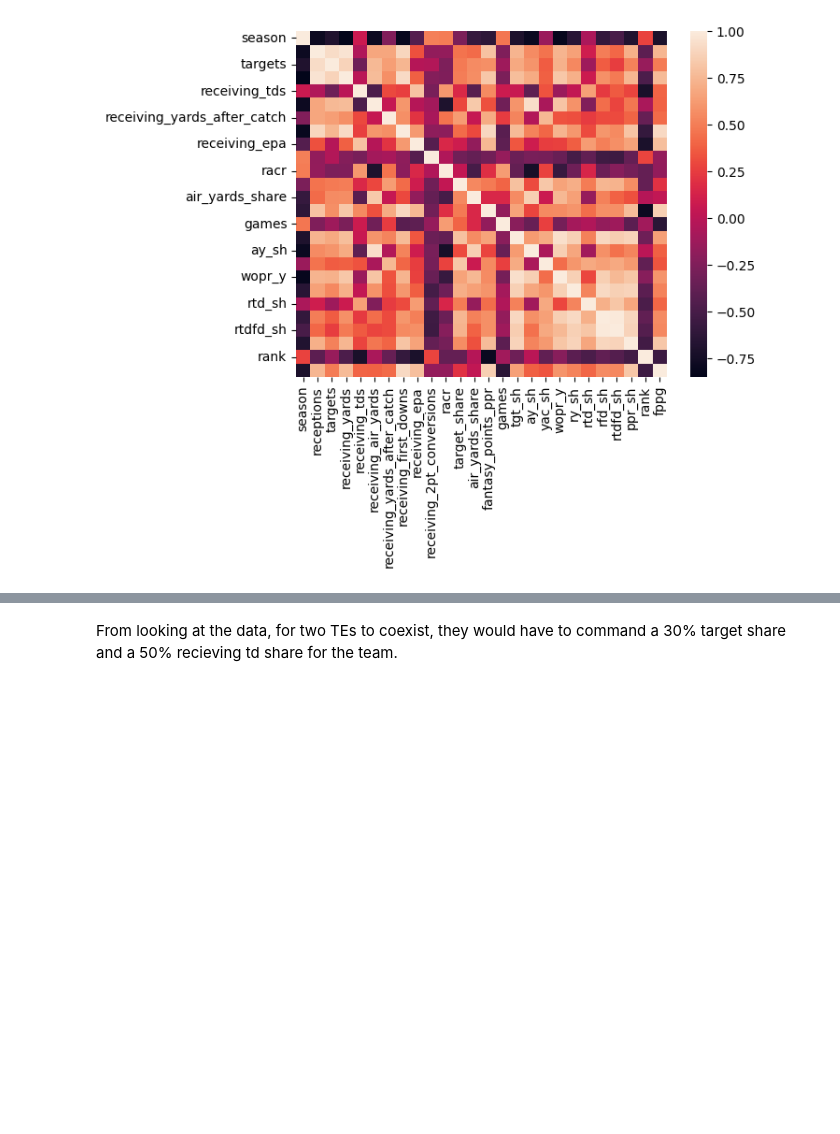
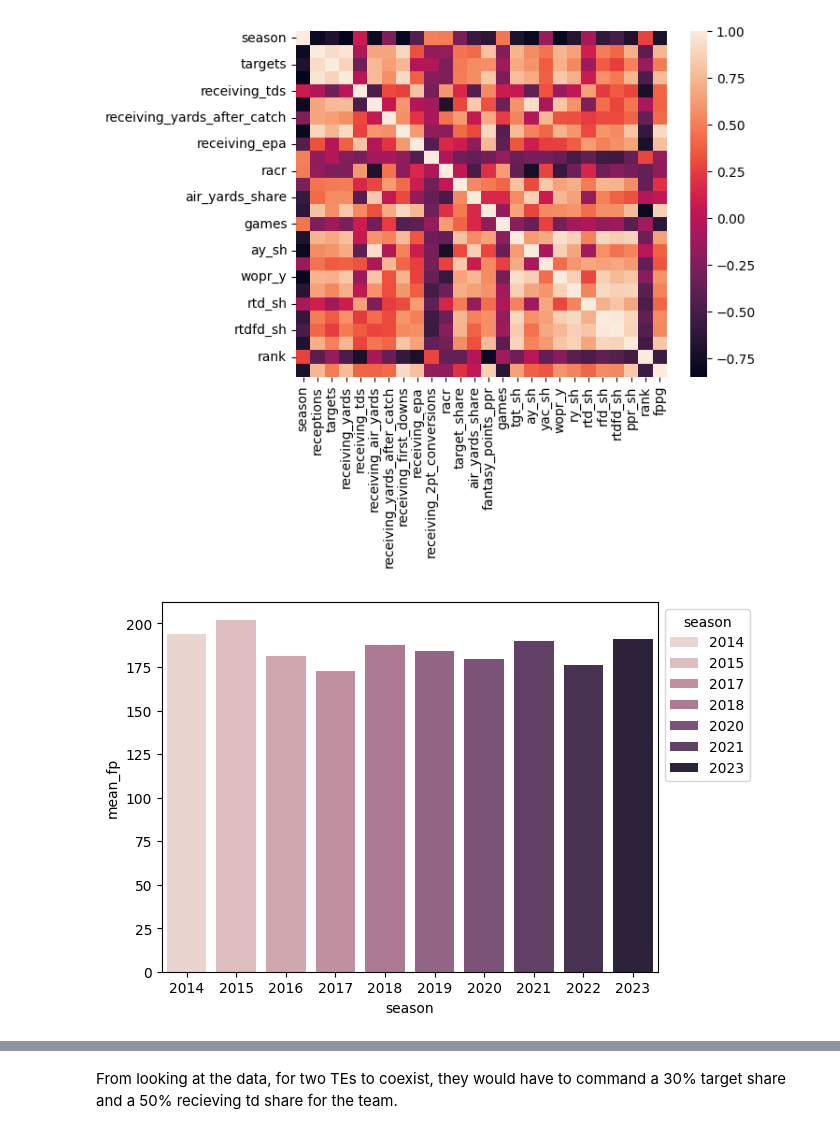
Before and after one commit to jlh28145/Fantasy_Football_2TE, a Jupyter notebook: notebooks/Fantasy_Football_2Te.ipynb, the cells around one changed output, grey strips where cells are left out. Cells and saved outputs as stored; diff of their text form; code cells hidden in the pictures; blank space fills up the shorter version.

```diff
--- a/notebooks/Fantasy_Football_2Te.ipynb
+++ b/notebooks/Fantasy_Football_2Te.ipynb
@@ -297,3 +249,14 @@ filtered_df.corr(numeric_only=True)
 | fppg | -0.716273 | 0.744210 | 0.491981 | 0.762820 | 0.399558 | 0.388384 | ... |
 26 rows × 26 columns
 [figure]
+# %%
+mean_df = top_12_df.groupby('season').agg(mean_fp=('fantasy_points_ppr','mean'))
+mean_df.reset_index()
+
+ax = sns.barplot(x='season',
+            y='mean_fp',
+            hue='season',
+            data=mean_df)
+sns.move_legend(ax, "upper left", bbox_to_anchor=(1, 1))
+# %% [output]
+[figure, added]
```
Also changed, not shown: parts of 20 cells of this notebook, 3 other files.
